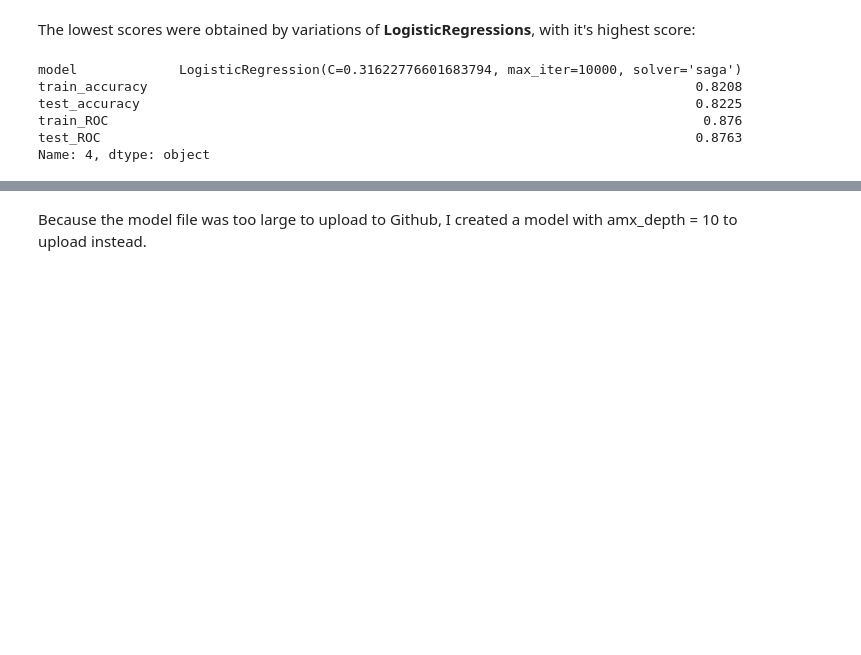
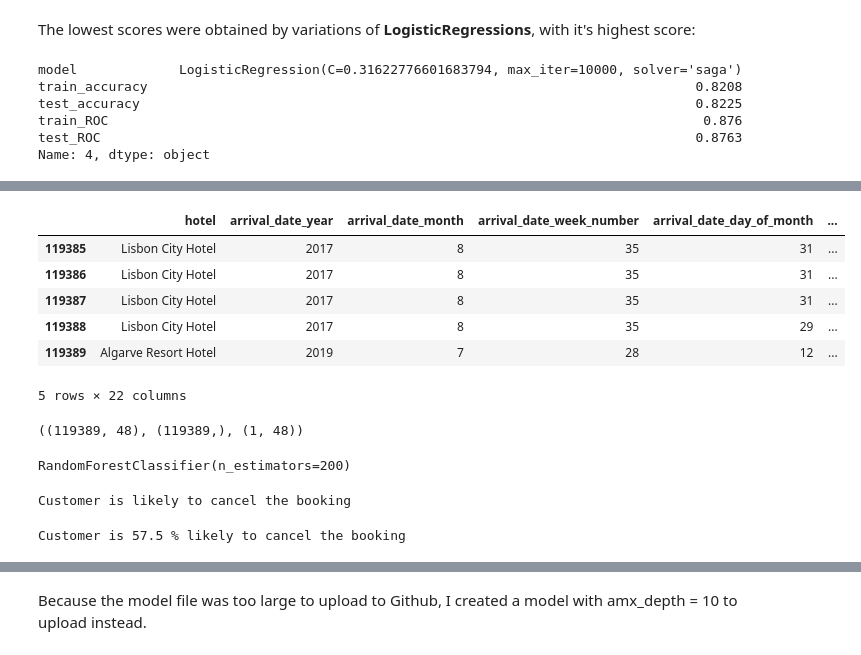
Before and after one commit to Razvanepe/Predicting_Hotel_Booking_Cancellations, a Jupyter notebook: notebooks/Modeling.ipynb, the cells around one changed output, grey strips where cells are left out. Drawn from its saved outputs; the diff is of its cells as text; code cells hidden in the pictures; blank space fills up the shorter version.

Commit message:
updates on modeling

```diff
--- a/notebooks/Modeling.ipynb
+++ b/notebooks/Modeling.ipynb
@@ -1225,0 +1320,8 @@ RandomForestClassifier(n_estimators=200)
+# %%
+diction = {}
+for cat_feature in categ_features:
+    hotels_initial_perc[cat_feature] = hotels_initial_perc[cat_feature].str.strip()
+    feature_values = (hotels_initial_perc[cat_feature].unique())
+    diction[cat_feature] = feature_values
+
+print(diction)
@@ -1225,0 +1372,26 @@ RandomForestClassifier(n_estimators=200)
+# %%
+# Creating day_of_week and feature
+projected_arrival = pd.to_datetime(str(new_booking['arrival_date_year'])+'-'\
+                                               +str(new_booking['arrival_date_month'])+'-'\
+                                               +str(new_booking['arrival_date_day_of_month']))
+
+new_booking['arrival_day_of_week'] = projected_arrival.weekday()
+
+new_booking['arrival_date_week_number'] = projected_arrival.isocalendar()[1]
+
+# Creating booking_purpose feature
+p = 'long_stay'
+
+if (2 <= int(new_booking['stays_in_week_nights']) <= 15 and 1 <= int(new_booking['stays_in_weekend_nights']) <= 7):
+    p = 'vacation'
+
+if (0 <= int(new_booking['stays_in_week_nights']) <= 1 and 1 <= int(new_booking['stays_in_weekend_nights']) <= 2):
+    p = 'leisure'
+
+if (1 <= int(new_booking['stays_in_week_nights']) <= 5 and int(new_booking['stays_in_weekend_nights'] == 0)):
+    p = 'business'
+
+if (int(new_booking['stays_in_week_nights']) == 0 and int(new_booking['stays_in_weekend_nights'] == 0)):
+    p = 'short_stay'
+
+new_booking['booking_purpose'] = p
@@ -1225,0 +1418,22 @@ RandomForestClassifier(n_estimators=200)
+# %%
+hotels_initial_perc = hotels_initial_perc.append(new_booking, ignore_index = True)
+# %%
+hotels_initial_perc.tail()
+# %% [output]
+|  | hotel | arrival_date_year | arrival_date_month | arrival_date_week_number | arrival_date_day_of_month | ... |
+| 119385 | Lisbon City Hotel | 2017 | 8 | 35 | 31 | ... |
+| 119386 | Lisbon City Hotel | 2017 | 8 | 35 | 31 | ... |
+| 119387 | Lisbon City Hotel | 2017 | 8 | 35 | 31 | ... |
+| 119388 | Lisbon City Hotel | 2017 | 8 | 35 | 29 | ... |
+| 119389 | Algarve Resort Hotel | 2019 | 7 | 28 | 12 | ... |
+5 rows × 22 columns
+# %%
+X_init = pd.get_dummies(hotels_initial_perc, drop_first = True)
+
+booking_w_dummy = X_init.tail(1)
+
+X_init = X_init.drop(X_init.tail(1).index)
+
+X_init.shape, y.shape, booking_w_dummy.shape
+# %% [output]
+((119389, 48), (119389,), (1, 48))
@@ -1225,0 +1445,14 @@ RandomForestClassifier(n_estimators=200)
+# %%
+best_model.fit(X_init, y)
+# %% [output]
+RandomForestClassifier(n_estimators=200)
+# %%
+booking_prediction = best_model.predict(booking_w_dummy)
+print('Customer is likely to cancel the booking' if booking_prediction[0]==1 else 'Customer is likely to keep the booking')
+# %% [output]
+Customer is likely to cancel the booking
+# %%
+y_pred_prob = best_model.predict_proba(booking_w_dummy)[:,1]
+print('Customer is {} % likely to cancel the booking'.format(round(y_pred_prob[0]*100,4)))
+# %% [output]
+Customer is 57.5 % likely to cancel the booking
```
Also changed, not shown: parts of 35 cells of this notebook, 16 other files.
